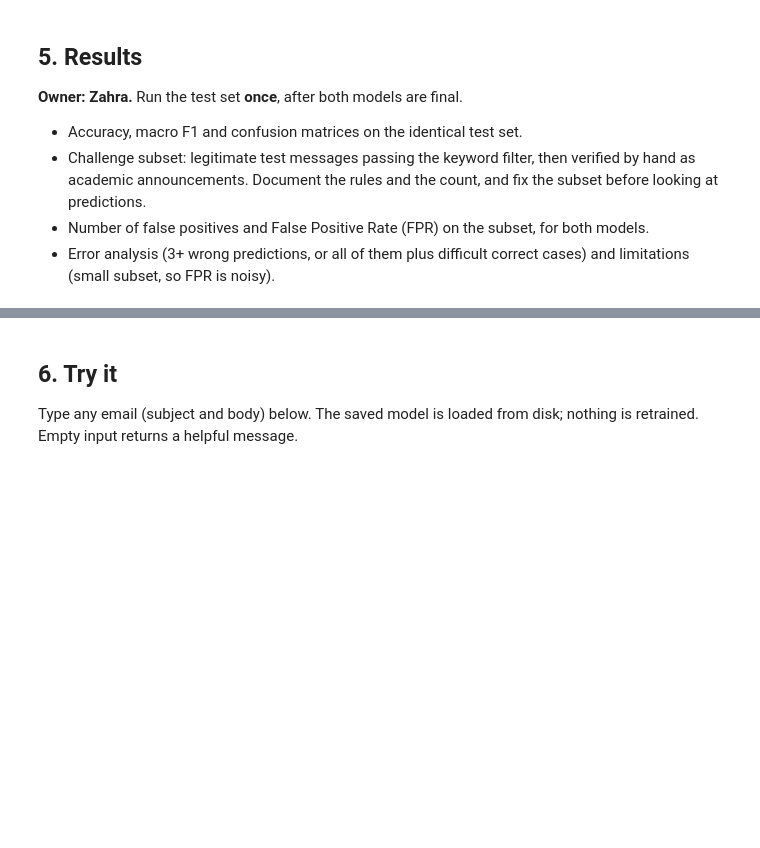
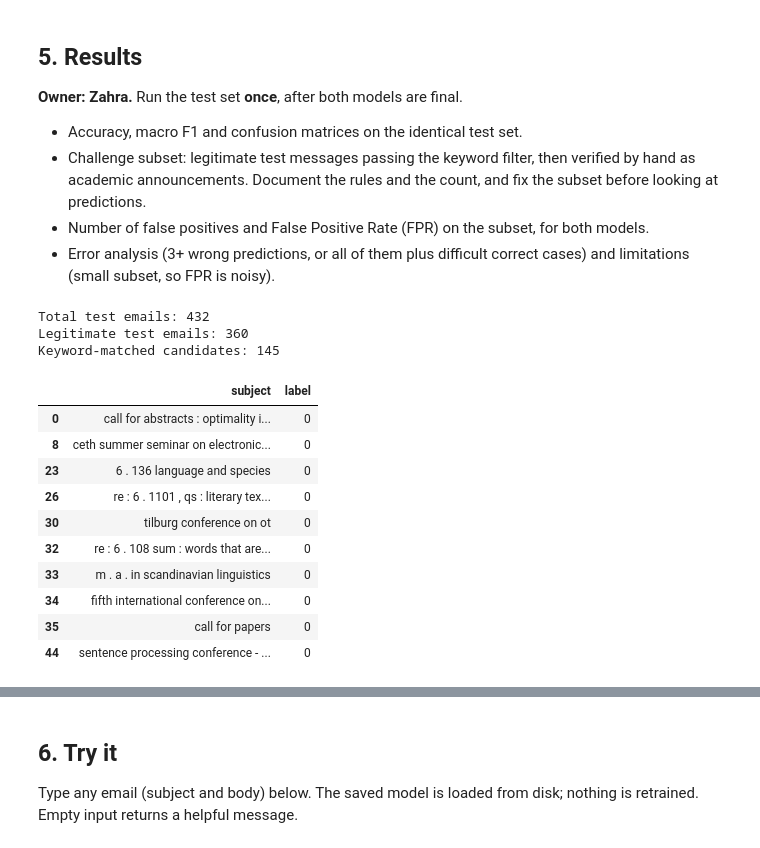
Before and after one commit to AbrarAlmutawa/Distinguishing-Legitimate-Announcements-from-Spam-TF-IDF-vs.-Sentence-Embeddings, a Jupyter notebook: ling_spam_pipeline.ipynb, the cells around one changed output, grey strips where cells are left out. Cells and saved outputs as stored; diff of their text form; code cells hidden in the pictures; blank space fills up the shorter version.

```diff
--- a/ling_spam_pipeline.ipynb
+++ b/ling_spam_pipeline.ipynb
@@ -179,4 +179,41 @@ DEV macro F1 0.9873 | DEV accuracy 0.993 | DEV false positives 2 | DEV false neg
 - Number of false positives and False Positive Rate (FPR) on the subset, for both models.
 - Error analysis (3+ wrong predictions, or all of them plus difficult correct cases) and limitations (small subset, so FPR is noisy).
 # %%
-# TODO (Zahra): evaluation code goes here
+import pandas as pd
+import re
+
+
+test = pd.read_csv("data/test.csv")
+
+legit = test[test["label"] == 0].copy()
+pattern = (
+    r"\b(?:free|register(?:ed|ing)?|registration|"
+    r"deadlines?|opportunit(?:y|ies)|"
+    r"calls?\s+for\s+(?:papers|abstracts|proposals|participation))\b"
+)
+
+
+candidates = legit[
+    legit["text"].str.contains(pattern, case=False, regex=True, na=False)
+].copy()
+
+print("Total test emails:", len(test))
+print("Legitimate test emails:", len(legit))
+print("Keyword-matched candidates:", len(candidates))
+
+display(candidates[["subject", "label"]].head(10))
+# %% [output]
+Total test emails: 432
+Legitimate test emails: 360
+Keyword-matched candidates: 145
+|  | subject | label |
+| 0 | call for abstracts : optimality i... | 0 |
+| 8 | ceth summer seminar on electronic... | 0 |
+| 23 | 6 . 136 language and species | 0 |
+| 26 | re : 6 . 1101 , qs : literary tex... | 0 |
+| 30 | tilburg conference on ot | 0 |
+| 32 | re : 6 . 108 sum : words that are... | 0 |
+| 33 | m . a . in scandinavian linguistics | 0 |
+| 34 | fifth international conference on... | 0 |
+| 35 | call for papers | 0 |
+| 44 | sentence processing conference - ... | 0 |
```
Also changed, not shown: parts of 24 cells of this notebook.
